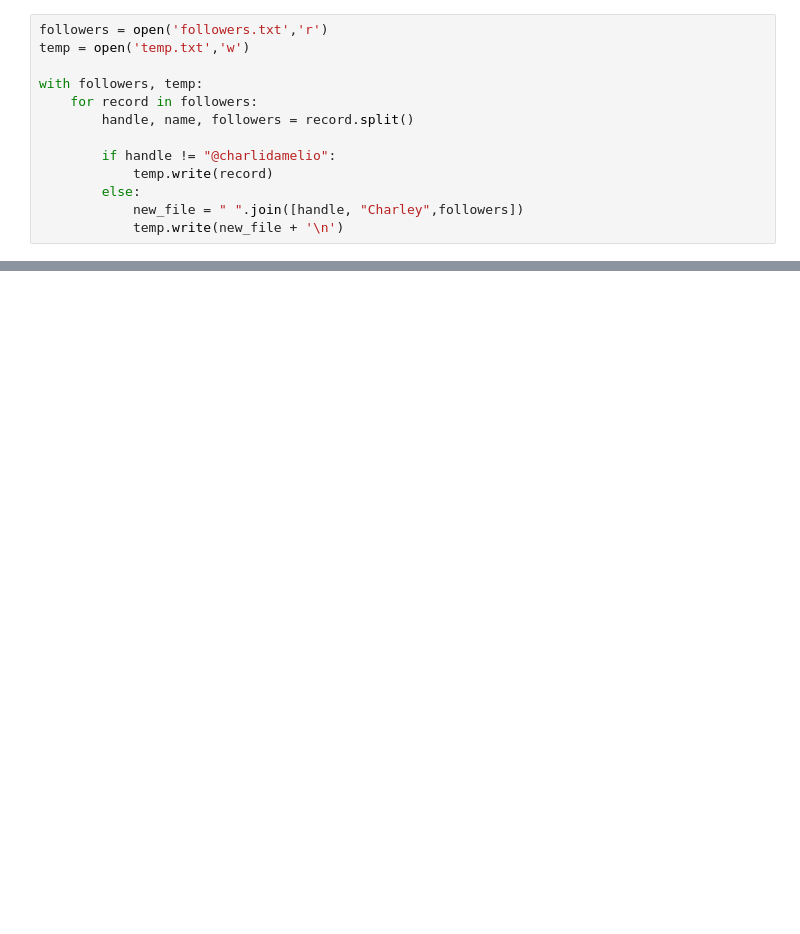
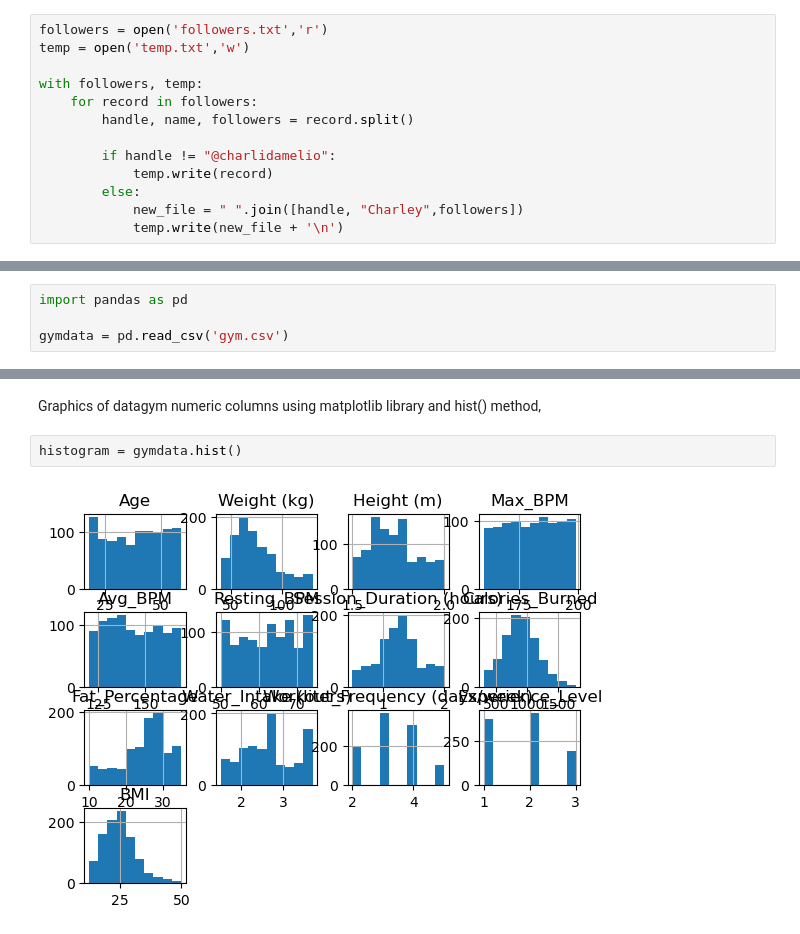
Before and after one commit to alej0ai/python_course, a Jupyter notebook: 8 - Files.ipynb, the cells around one changed output, grey strips where cells are left out. Cells and saved outputs as stored; diff of their text form; blank space fills up the shorter version.

```diff
--- a/8 - Files.ipynb
+++ b/8 - Files.ipynb
@@ -42,0 +106,4 @@ with followers, temp:
+# %%
+import pandas as pd
+
+gymdata = pd.read_csv('gym.csv')
@@ -42,0 +161,6 @@ with followers, temp:
+# %% [markdown]
+Graphics of datagym numeric columns using matplotlib library and hist() method,
+# %%
+histogram = gymdata.hist()
+# %% [output]
+[figure, added]
```
Also changed, not shown: parts of 24 cells of this notebook, 6 other files.
